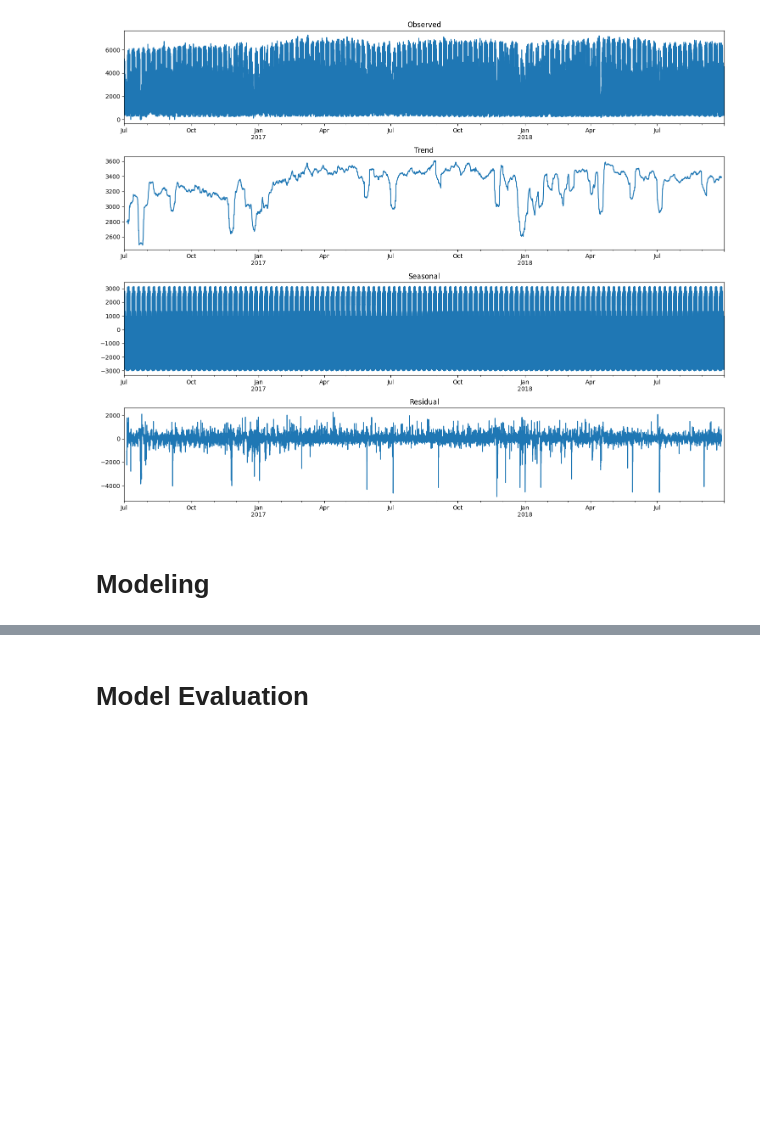
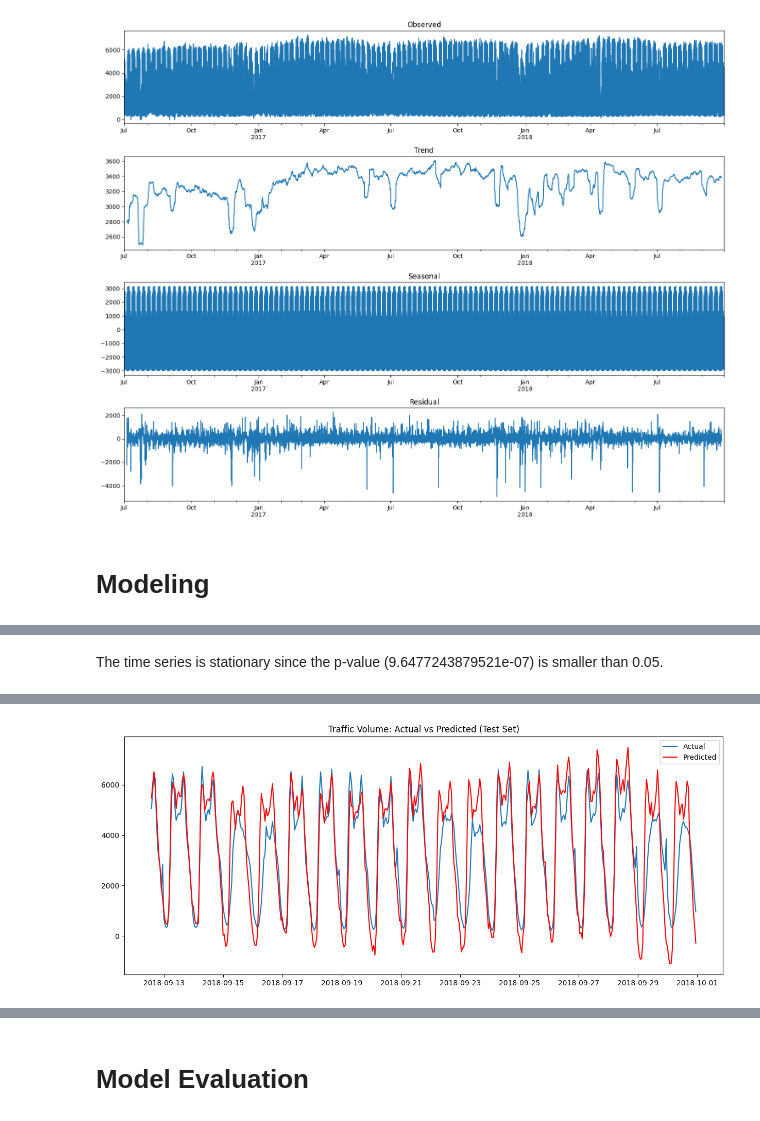
Before and after one commit to nandohos/mindd, a Jupyter notebook: TP2/TP2.ipynb, the cells around one changed output, grey strips where cells are left out. Cells and saved outputs as stored; diff of their text form; code cells hidden in the pictures; blank space fills up the shorter version.

```diff
--- a/TP2/TP2.ipynb
+++ b/TP2/TP2.ipynb
@@ -1556,0 +524,78 @@ sigma2         0.0140      0.120      0.117      0.907      -0.220       0.249
+# %% [markdown]
+The time series is stationary since the p-value (9.6477243879521e-07) is smaller than 0.05.
+# %%
+from statsmodels.tsa.statespace.sarimax import SARIMAX
+import numpy as np
+
+# First, prepare the exogenous variables
+# Convert categorical variables to numeric
+df_subset['hour'] = df_subset.index.hour
+df_subset['day_of_week'] = df_subset.index.dayofweek
+df_subset['is_weekend'] = df_subset['day_of_week'].isin([5, 6]).astype(int)
+
+# Create dummy variables for weather_main
+weather_dummies = pd.get_dummies(df_subset['weather_main'], prefix='weather')
+
+# Ensure all numeric columns are float type
+numeric_columns = ['temp', 'rain_1h', 'clouds_all', 'traffic_volume']
+for col in numeric_columns:
+    df_subset[col] = pd.to_numeric(df_subset[col], errors='coerce')
+
+# Combine all features
+features_df = pd.concat([
+    df_subset[['rain_1h', 'clouds_all', 'is_weekend', 'hour','day_of_week']],
+    weather_dummies
+], axis=1)
+
+# Convert all features to float type
+features_df = features_df.astype(float)
+
+# Split the data into train and test sets
+train_size = int(len(df_subset) * 0.8)
+train_data = df_subset['traffic_volume'][:train_size]
+test_data = df_subset['traffic_volume'][train_size:]
+train_exog = features_df[:train_size]
+test_exog = features_df[train_size:]
+
+# Verify data types
+print("Training data dtype:", train_data.dtype)
+print("Exogenous features dtypes:")
+print(train_exog.dtypes)
+
+# Fit SARIMAX model
+model = SARIMAX(train_data,
+                exog=train_exog,
+                order=(1, 0, 1),           # non-seasonal part (p,d,q)
+                seasonal_order=(1, 0, 1, 24), # seasonal part (P,D,Q,s)
+                enforce_stationarity=False,
+                enforce_invertibility=False)
+
+results = model.fit()
+
+# Print model summary
+print(results.summary())
+
+# Make predictions
+predictions = results.get_forecast(steps=len(test_data),
+                                 exog=test_exog)
+predicted_mean = predictions.predicted_mean
+
+# Calculate error metrics
+from sklearn.metrics import mean_squared_error, mean_absolute_error
+rmse = np.sqrt(mean_squared_error(test_data, predicted_mean))
+mae = mean_absolute_error(test_data, predicted_mean)
+mape = np.mean(np.abs((test_data - predicted_mean) / test_data)) * 100
+
+print(f'\nError Metrics:')
+print(f'RMSE: {rmse:.2f}')
+print(f'MAE: {mae:.2f}')
+print(f'MAPE: {mape:.2f}%')
+
+# Plot results
+plt.figure(figsize=(15, 6))
+plt.plot(test_data.index, test_data, label='Actual')
+plt.plot(predicted_mean.index, predicted_mean, label='Predicted', color='r')
+plt.title('Traffic Volume: Actual vs Predicted (Test Set)')
+plt.legend()
+plt.show()
+# %% [output]
@@ -1556,0 +619 @@ sigma2         0.0140      0.120      0.117      0.907      -0.220       0.249
+[figure, added]
```
Also changed, not shown: parts of 42 cells of this notebook, 1 other file.
